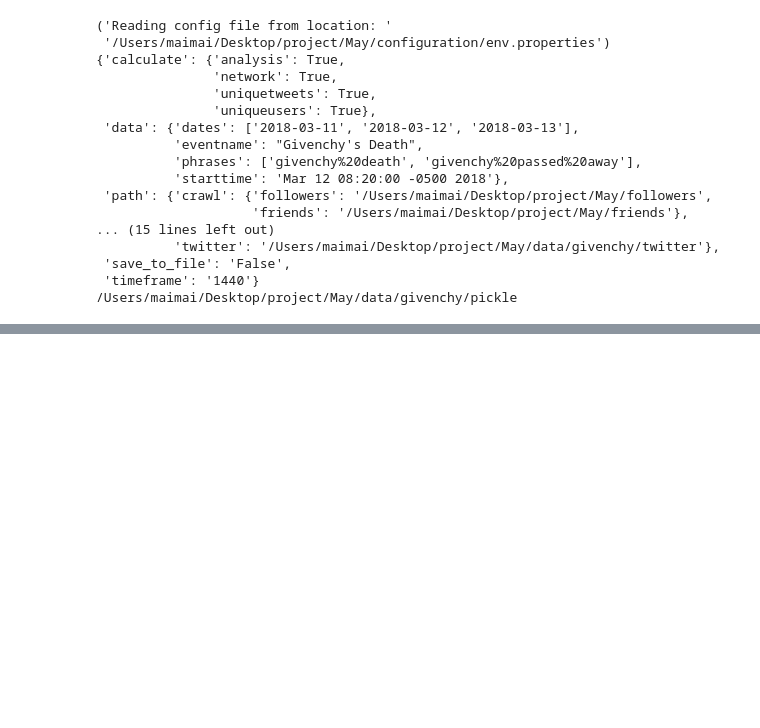
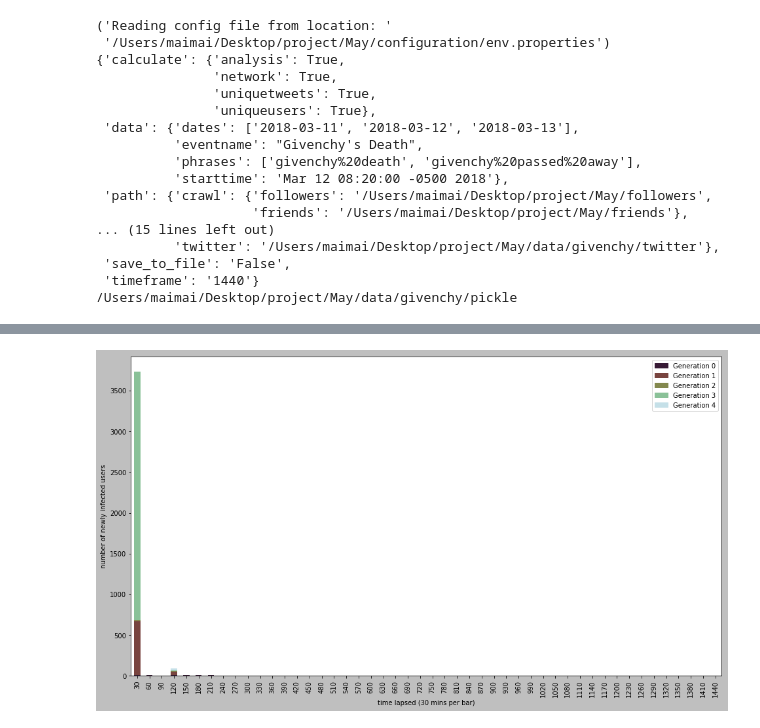
Before and after one commit to zym244855316/UCL_Final_project, a Jupyter notebook: visualization/Graph_(time_lapsed_vs_newly_infected_users).ipynb, the cells around one changed output, grey strips where cells are left out. Drawn from its saved outputs; the diff is of its cells as text; code cells hidden in the pictures; blank space fills up the shorter version.

```diff
--- a/visualization/Graph_(time_lapsed_vs_newly_infected_users).ipynb
+++ b/visualization/Graph_(time_lapsed_vs_newly_infected_users).ipynb
@@ -94,4 +129,102 @@ unique_users = [A_single, B_sequential, C_sequential,
 def get_colors(depth):
     return sns.cubehelix_palette(depth, start=3, rot=1, reverse=True)
     sns.palplot(color)
+# %%
+############### For Givenchy ################
+############### For Givenchy ################
+def plot_time_lapsed_vs_newly_infected_users(unique_users):
+    depth = max(unique_users.generations) + 1
+    window = 30
+    timeframe = 1440
+    title = "graph/Time_Givenchy"
+    d = pd.DataFrame(0, index=np.arange(int(timeframe)/window), columns=range(depth))
+    for i in range(int(int(timeframe)/window)):
+        data = unique_users[(unique_users.time_lapsed >= (i)*window) & (unique_users.time_lapsed < (i+1)*window)]
+        for generation in range(depth):
+            d.iloc[i, generation] = sum(data.generations == generation)
+    colors = get_colors(depth)
+    ax = d.plot.bar(
+        stacked=True,
+        color = colors
+    );
+    ax.set_xticks(range(48))
+    ax.set_xticklabels([(i+1)*30 for i in range(48)])
+    ax.set_xlabel('time lapsed (30 mins per bar)')
+    ax.set_ylabel('number of newly infected users')
+    patchList = []
+    for index in range(depth):
+        data_key = mpatches.Patch(color=colors[index], label='Generation {}'.format(index))
+        patchList.append(data_key)
+    plt.legend(handles=patchList)
+    dzcnapy.plot(title, [15, 9], save=True)
+unique=Givenchy[Givenchy.time_lapsed.isin([0.0, 1, 2, 1.13, 19, 17.0, 94, 18.68, 18, 22.82, 23.27, 24.93,
+       24.95, 24.98, 25.58, 91, 28.13, 20, 92, 21, 41.32, 42.7, 45.6,
+       47.12, 48, 52.62, 54.2, 54.53, 57.95, 58.45, 62.63, 79.57, 83.35,
+       83.65, 86.1, 29, 90.47, 91.18, 93.5, 95, 96.17, 100.47, 22, 107.67,
+       114.33, 116.48, 117.98, 119.77, 123.03, 129.3, 131.72, 140.83,
+       145.2, 146.95, 149.22, 149.28, 151.03, 157.47, 158.5, 159.6, 164.32,
+       169.77, 170.18, 171.73, 174.25, 177.52, 185.2, 185.8, 186.2, 187.55,
+       189.12, 189.32, 195.45, 203.15, 204.43, 209.4, 210.03, 219.6,
+       230.27, 256.43, 270.35, 272.07, 329.27, 339.4, 344.55, 360.22,
+       366.42, 389.93, 427.85, 439.17, 453.47, 503.72, 516.63, 516.97,
+       592.67, 639.22, 641.32, 703.13, 720.88, 852.97, 873.38, 894.02,
+       912.15, 930.8, 944.13, 973.87, 1036.13, 1108.97, 1342.4])]
+plot_time_lapsed_vs_newly_infected_users(unique)
+
+# def plot_time_lapsed_vs_newly_infected_users(unique_users):
+#     depth = max(unique_users.generations) + 1
+#     window = 30
+#     timeframe = 1440
+#     d = pd.DataFrame(0, index=np.arange(int(timeframe)/window), columns=range(depth))
+#     for i in range(int(int(timeframe)/window)):
+#         data = unique_users[(unique_users.time_lapsed >= (i*60)*window & (unique_users.time_lapsed < ((i+1)*60)*window))]
+#         #print(data)
+#         for generation in range(depth):
+#             d.iloc[i, generation] = sum(data.generations == generation)
+#     colors = get_colors(depth)
+#     print(d)
+#     ax = d.plot.bar(
+#         stacked=True,
+#         color = colors
+#     );
+#     for j in range(5):
+#         b=d[0][j]+d[1][j]+d[2][j]+d[3][j]+d[4][j]
+# #         b=d[j][0]+d[j][1]+d[j][2]+d[j][3]
+#         print(b)
+#         plt.text(j, b, b, ha='center', va= 'bottom',fontsize=22)
+
+#     ax.set_xticks(range(48))
+#     ax.set_xticklabels([(i+1)*30 for i in range(48)])
+#     ax.set_xlabel('time lapsed (30 mins per bar)')
+#     ax.set_ylabel('number of newly infected users')
+#     patchList = []
+#     for index in range(depth):
+#         data_key = mpatches.Patch(color=colors[index], label='Generation {}'.format(index))
+#         patchList.append(data_key)
+#     plt.legend(handles=patchList)
+#     dzcnapy.plot(title, [15, 9], save=True)
+
+# for i in range(11,12):
+#     title_name = ["graph/Time_A_single", "graph/Time_B_sequential", "graph/Time_C_sequential",
+#      "graph/Time_Cen_Degree", "graph/Time_Cen_Betweenness", "graph/Time_Cen_Eigencentrality",
+#      "graph/Time_Active_low","graph/Time_Active_high","graph/Time_Dynamic","graph/Time_Active_mid",
+#                  "graph/Time_Combined","graph/Time_Givenchy"]
+#     title = title_name[i]
+#     x=[0.0, 1, 2, 1.13, 19, 17.0, 94, 18.68, 18, 22.82, 23.27, 24.93,
+#        24.95, 24.98, 25.58, 91, 28.13, 20, 92, 21, 41.32, 42.7, 45.6,
+#        47.12, 48, 52.62, 54.2, 54.53, 57.95, 58.45, 62.63, 79.57, 83.35,
+#        83.65, 86.1, 29, 90.47, 91.18, 93.5, 95, 96.17, 100.47, 22, 107.67,
+#        114.33, 116.48, 117.98, 119.77, 123.03, 129.3, 131.72, 140.83,
+#        145.2, 146.95, 149.22, 149.28, 151.03, 157.47, 158.5, 159.6, 164.32,
+#        169.77, 170.18, 171.73, 174.25, 177.52, 185.2, 185.8, 186.2, 187.55,
+#        189.12, 189.32, 195.45, 203.15, 204.43, 209.4, 210.03, 219.6,
+#        230.27, 256.43, 270.35, 272.07, 329.27, 339.4, 344.55, 360.22,
+#        366.42, 389.93, 427.85, 439.17, 453.47, 503.72, 516.63, 516.97,
+#        592.67, 639.22, 641.32, 703.13, 720.88, 852.97, 873.38, 894.02,
+#        912.15, 930.8, 944.13, 973.87, 1036.13, 1108.97, 1342.4]
+#     unique=unique_users[i][unique_users[i].time_lapsed.isin(x)]
+#     print(len(unique))
+#     plot_time_lapsed_vs_newly_infected_users(unique)
+# %% [output]
+[figure, added]
 # %%
```
Also changed, not shown: parts of 12 cells of this notebook, 4 other files.
